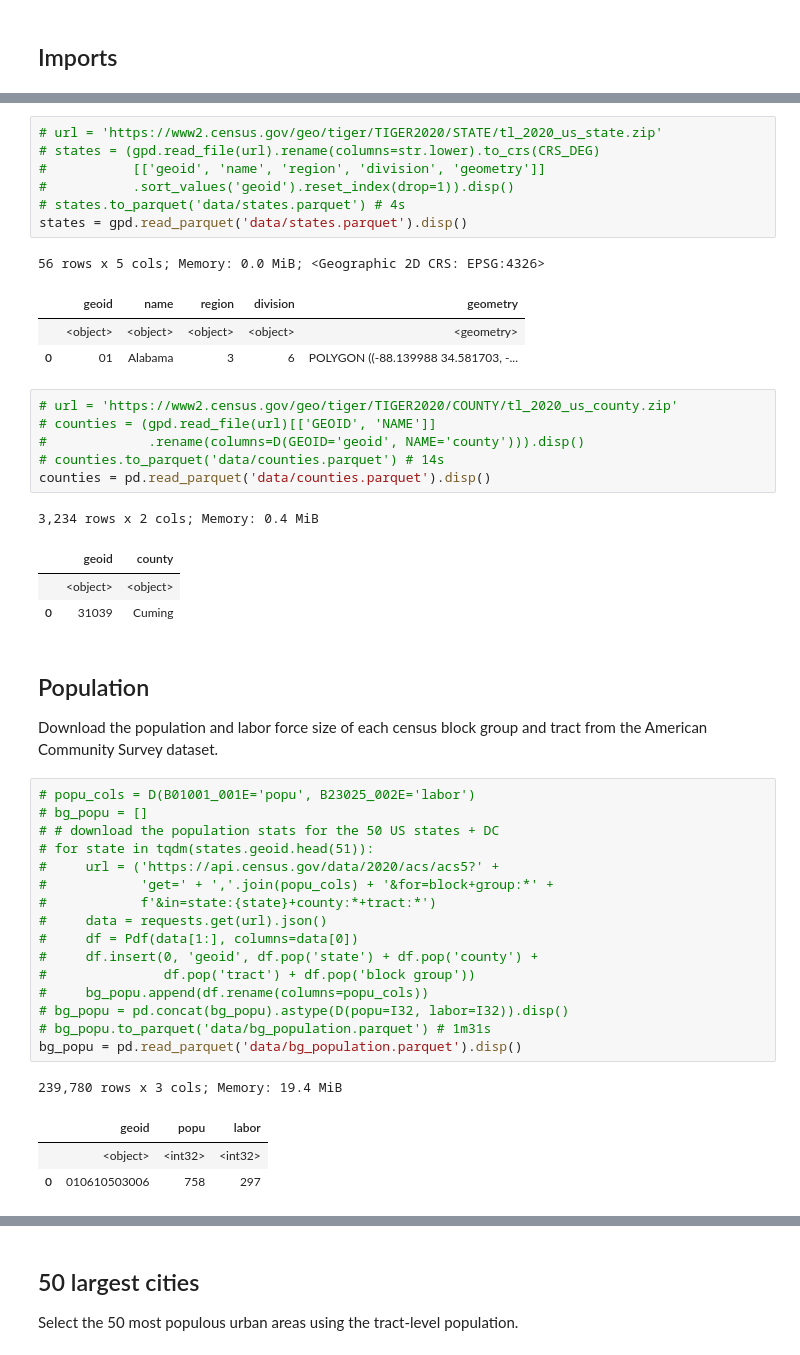
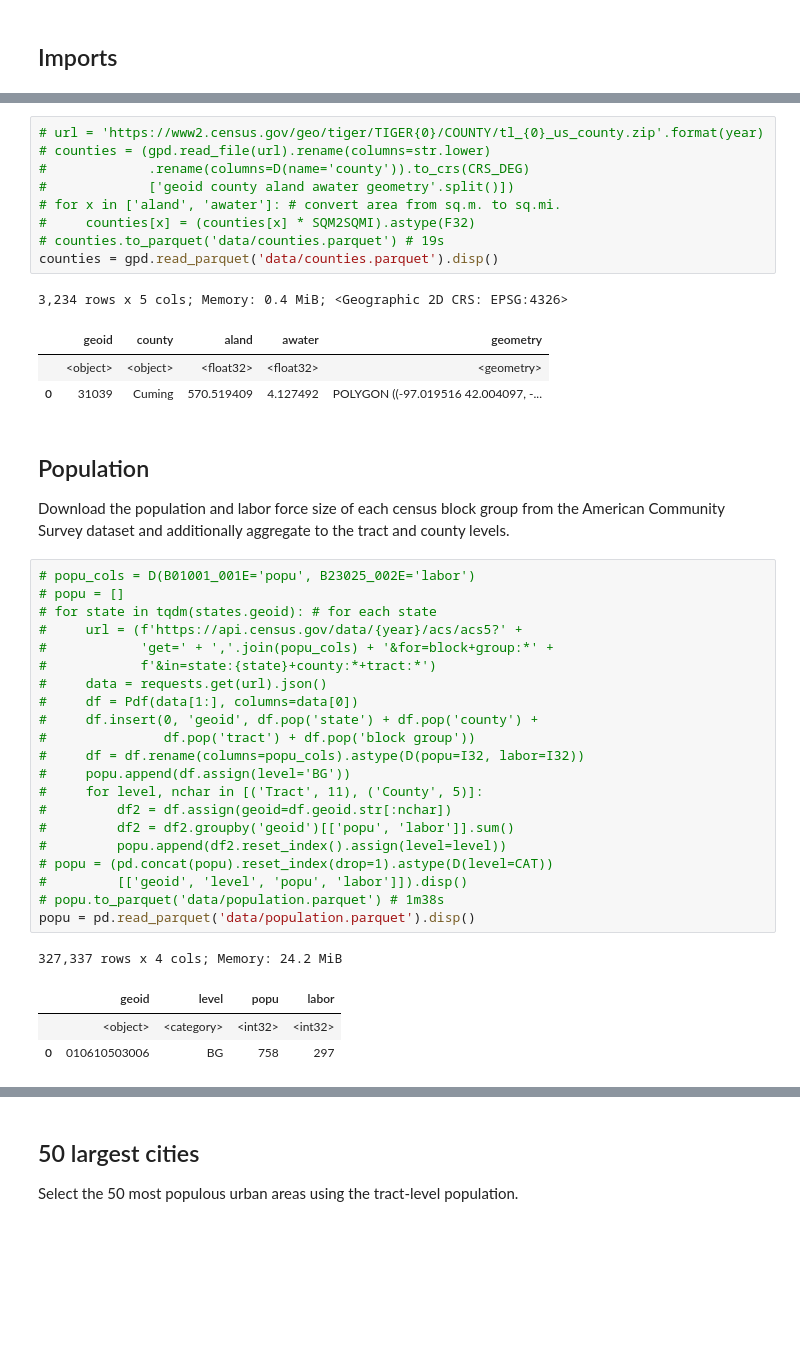
Before and after one commit to rvanxer/spatial_access_america, a Jupyter notebook: geometry.ipynb, the cells around one changed output, grey strips where cells are left out. Cells and saved outputs as stored; diff of their text form; blank space fills up the shorter version.

```diff
--- a/geometry.ipynb
+++ b/geometry.ipynb
@@ -9,49 +41,45 @@ from utils import *
 # %%
-# url = 'https://www2.census.gov/geo/tiger/TIGER2020/STATE/tl_2020_us_state.zip'
-# states = (gpd.read_file(url).rename(columns=str.lower).to_crs(CRS_DEG)
-#           [['geoid', 'name', 'region', 'division', 'geometry']]
-#           .sort_values('geoid').reset_index(drop=1)).disp()
-# states.to_parquet('data/states.parquet') # 4s
-states = gpd.read_parquet('data/states.parquet').disp()
+# url = 'https://www2.census.gov/geo/tiger/TIGER{0}/COUNTY/tl_{0}_us_county.zip'.format(year)
+# counties = (gpd.read_file(url).rename(columns=str.lower)
+#             .rename(columns=D(name='county')).to_crs(CRS_DEG)
+#             ['geoid county aland awater geometry'.split()])
+# for x in ['aland', 'awater']: # convert area from sq.m. to sq.mi.
+#     counties[x] = (counties[x] * SQM2SQMI).astype(F32)
+# counties.to_parquet('data/counties.parquet') # 19s
+counties = gpd.read_parquet('data/counties.parquet').disp()
 # %% [output]
-56 rows x 5 cols; Memory: 0.0 MiB; <Geographic 2D CRS: EPSG:4326>
+3,234 rows x 5 cols; Memory: 0.4 MiB; <Geographic 2D CRS: EPSG:4326>
-|  | geoid | name | region | division | geometry |
-|  | <object> | <object> | <object> | <object> | <geometry> |
-| 0 | 01 | Alabama | 3 | 6 | POLYGON ((-88.139988 34.581703, -... |
+|  | geoid | county | aland | awater | geometry |
+|  | <object> | <object> | <float32> | <float32> | <geometry> |
+| 0 | 31039 | Cuming | 570.519409 | 4.127492 | POLYGON ((-97.019516 42.004097, -... |
-# %%
-# url = 'https://www2.census.gov/geo/tiger/TIGER2020/COUNTY/tl_2020_us_county.zip'
-# counties = (gpd.read_file(url)[['GEOID', 'NAME']]
-#             .rename(columns=D(GEOID='geoid', NAME='county'))).disp()
-# counties.to_parquet('data/counties.parquet') # 14s
-counties = pd.read_parquet('data/counties.parquet').disp()
-# %% [output]
-3,234 rows x 2 cols; Memory: 0.4 MiB
-|  | geoid | county |
-|  | <object> | <object> |
-| 0 | 31039 | Cuming |
 # %% [markdown]
 ## Population
-Download the population and labor force size of each census block group and tract from the American Community Survey dataset.
+Download the population and labor force size of each census block group from the American Community Survey dataset and additionally aggregate to the tract and county levels.
 # %%
 # popu_cols = D(B01001_001E='popu', B23025_002E='labor')
-# bg_popu = []
-# # download the population stats for the 50 US states + DC
-# for state in tqdm(states.geoid.head(51)):
-#     url = ('https://api.census.gov/data/2020/acs/acs5?' +
+# popu = []
+# for state in tqdm(states.geoid): # for each state
+#     url = (f'https://api.census.gov/data/{year}/acs/acs5?' +
 #            'get=' + ','.join(popu_cols) + '&for=block+group:*' +
 #            f'&in=state:{state}+county:*+tract:*')
 #     data = requests.get(url).json()
 #     df = Pdf(data[1:], columns=data[0])
 #     df.insert(0, 'geoid', df.pop('state') + df.pop('county') +
 #               df.pop('tract') + df.pop('block group'))
-#     bg_popu.append(df.rename(columns=popu_cols))
-# bg_popu = pd.concat(bg_popu).astype(D(popu=I32, labor=I32)).disp()
-# bg_popu.to_parquet('data/bg_population.parquet') # 1m31s
-bg_popu = pd.read_parquet('data/bg_population.parquet').disp()
+#     df = df.rename(columns=popu_cols).astype(D(popu=I32, labor=I32))
+#     popu.append(df.assign(level='BG'))
+#     for level, nchar in [('Tract', 11), ('County', 5)]:
+#         df2 = df.assign(geoid=df.geoid.str[:nchar])
+#         df2 = df2.groupby('geoid')[['popu', 'labor']].sum()
+#         popu.append(df2.reset_index().assign(level=level))
+# popu = (pd.concat(popu).reset_index(drop=1).astype(D(level=CAT))
+#         [['geoid', 'level', 'popu', 'labor']]).disp()
+# popu.to_parquet('data/population.parquet') # 1m38s
+popu = pd.read_parquet('data/population.parquet').disp()
 # %% [output]
-239,780 rows x 3 cols; Memory: 19.4 MiB
+327,337 rows x 4 cols; Memory: 24.2 MiB
-|  | geoid | popu | labor |
-|  | <object> | <int32> | <int32> |
-| 0 | 010610503006 | 758 | 297 |
+|  | geoid | level | popu | labor |
+|  | <object> | <category> | <int32> | <int32> |
+| 0 | 010610503006 | BG | 758 | 297 |
 # %% [markdown]
 ## Urban areas
```
Also changed, not shown: parts of 18 cells of this notebook, 7 other files.
